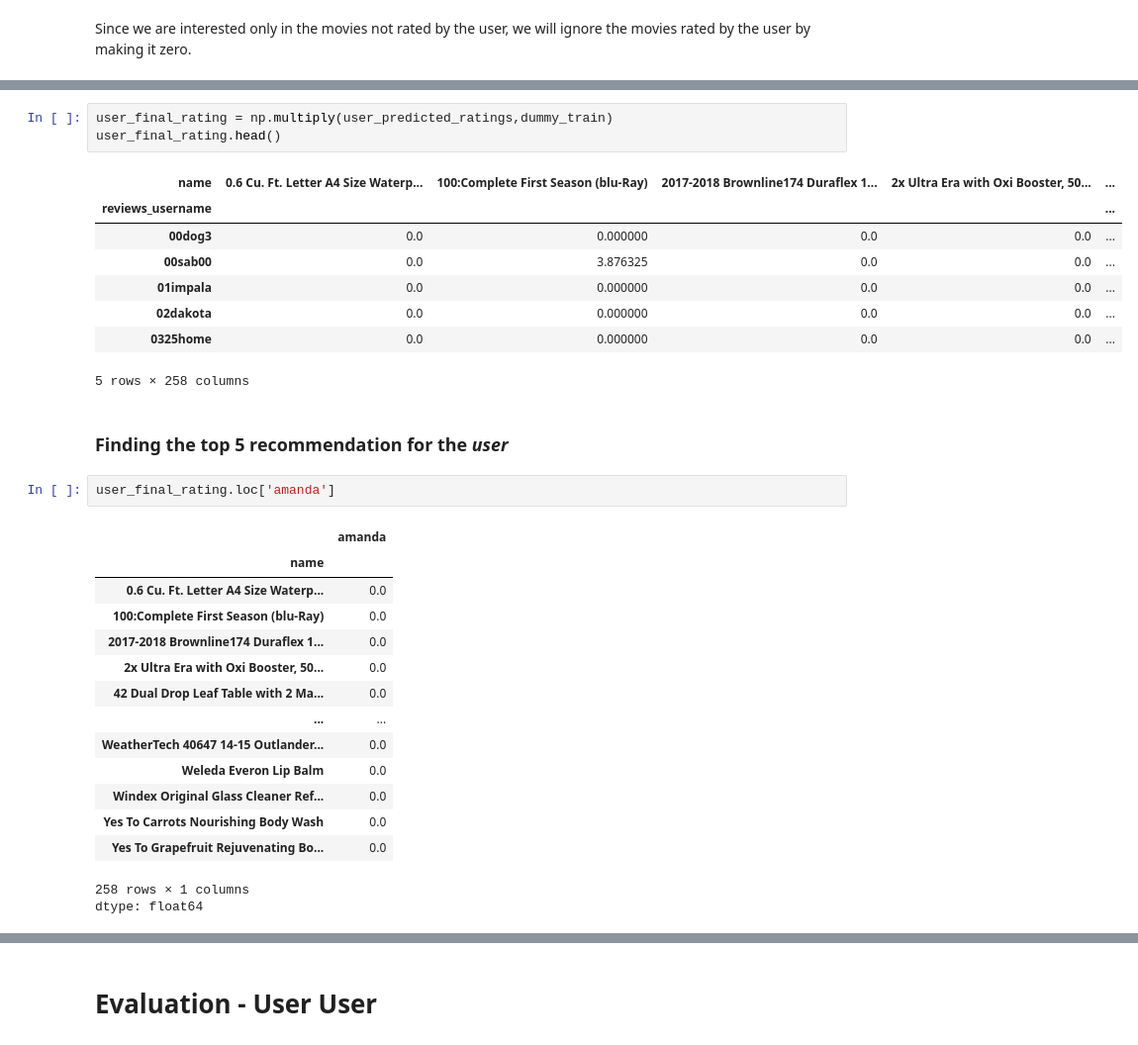
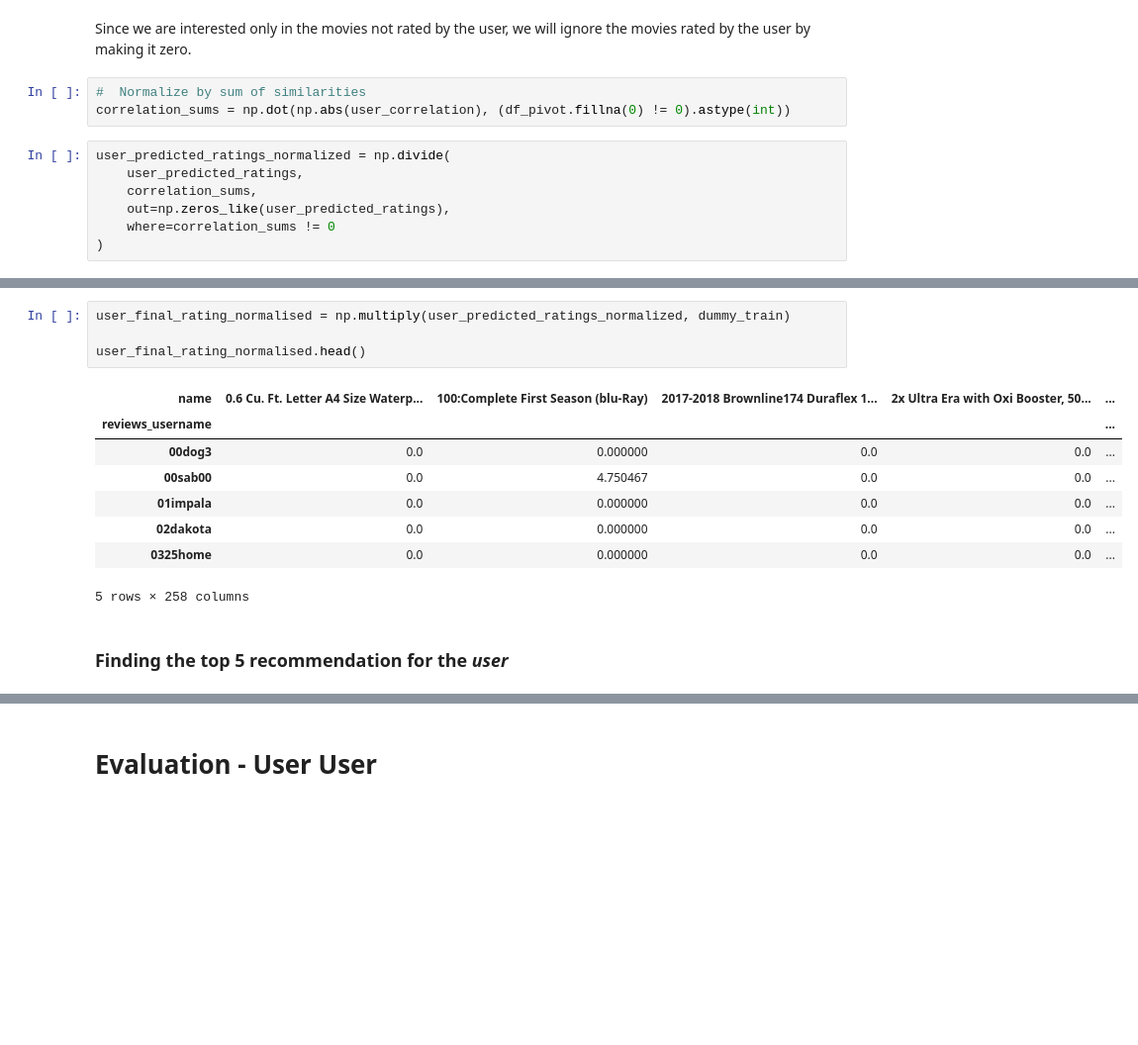
Before and after one commit to thomami244/Capstone_Project_Sentiment_Analysis, a Jupyter notebook: Recommendation+System+Notebook.ipynb, the cells around one changed output, grey strips where cells are left out. Shown at 99% size. Cells and saved outputs as stored; diff of their text form; blank space fills up the shorter version.

Commit message:
Updated user-user

```diff
--- a/Recommendation+System+Notebook.ipynb
+++ b/Recommendation+System+Notebook.ipynb
@@ -1292,3 +1293,13 @@ array([[0.        , 0.        , 0.        , ..., 0.        , 0.        ,
         0.        ]])
 # %% [markdown]
 Since we are interested only in the movies not rated by the user, we will ignore the movies rated by the user by making it zero.
+# %%
+#  Normalize by sum of similarities
+correlation_sums = np.dot(np.abs(user_correlation), (df_pivot.fillna(0) != 0).astype(int))
+# %%
+user_predicted_ratings_normalized = np.divide(
+    user_predicted_ratings,
+    correlation_sums,
+    out=np.zeros_like(user_predicted_ratings),
+    where=correlation_sums != 0
+)
@@ -1295,32 +1319,15 @@ Since we are interested only in the movies not rated by the user, we will ignore
 # %%
-user_final_rating = np.multiply(user_predicted_ratings,dummy_train)
-user_final_rating.head()
+user_final_rating_normalised = np.multiply(user_predicted_ratings_normalized, dummy_train)
+
+user_final_rating_normalised.head()
 # %% [output]
 | name | 0.6 Cu. Ft. Letter A4 Size Waterp... | 100:Complete First Season (blu-Ray) | 2017-2018 Brownline174 Duraflex 1... | 2x Ultra Era with Oxi Booster, 50... | ... |
 | reviews_username |  |  |  |  | ... |
 | 00dog3 | 0.0 | 0.000000 | 0.0 | 0.0 | ... |
-| 00sab00 | 0.0 | 3.876325 | 0.0 | 0.0 | ... |
+| 00sab00 | 0.0 | 4.750467 | 0.0 | 0.0 | ... |
 | 01impala | 0.0 | 0.000000 | 0.0 | 0.0 | ... |
 | 02dakota | 0.0 | 0.000000 | 0.0 | 0.0 | ... |
 | 0325home | 0.0 | 0.000000 | 0.0 | 0.0 | ... |
 5 rows × 258 columns
 # %% [markdown]
 ### Finding the top 5 recommendation for the *user*
-# %%
-user_final_rating.loc['amanda']
-# %% [output]
-|  | amanda |
-| name |  |
-| 0.6 Cu. Ft. Letter A4 Size Waterp... | 0.0 |
-| 100:Complete First Season (blu-Ray) | 0.0 |
-| 2017-2018 Brownline174 Duraflex 1... | 0.0 |
-| 2x Ultra Era with Oxi Booster, 50... | 0.0 |
-| 42 Dual Drop Leaf Table with 2 Ma... | 0.0 |
-| ... | ... |
-| WeatherTech 40647 14-15 Outlander... | 0.0 |
-| Weleda Everon Lip Balm | 0.0 |
-| Windex Original Glass Cleaner Ref... | 0.0 |
-| Yes To Carrots Nourishing Body Wash | 0.0 |
-| Yes To Grapefruit Rejuvenating Bo... | 0.0 |
-258 rows × 1 columns
-dtype: float64
```
Also changed, not shown: parts of 12 cells of this notebook, 1 other file.
